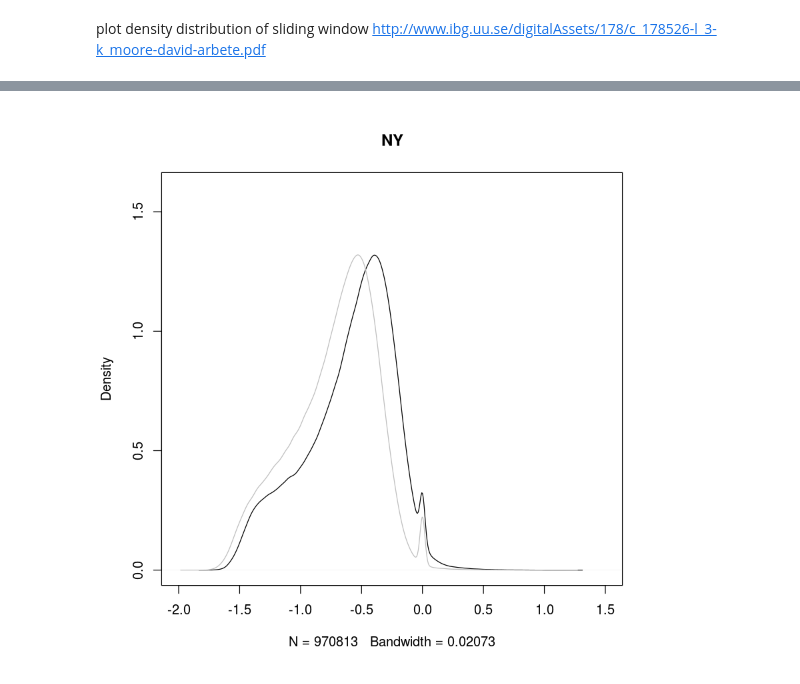
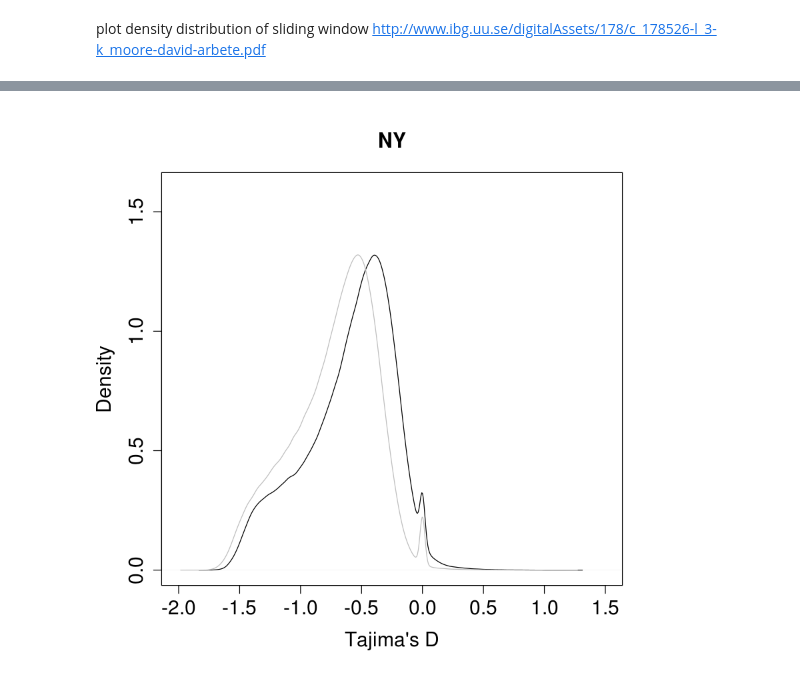
Before and after one commit to sagw/WNS_WGS, a Jupyter notebook: Angsd_all_thetas_graphs.ipynb, the cells around one changed output, grey strips where cells are left out. Drawn from its saved outputs; the diff is of its cells as text; code cells hidden in the pictures.

Commit message:
graphs for ESA

```diff
--- a/Angsd_all_thetas_graphs.ipynb
+++ b/Angsd_all_thetas_graphs.ipynb
@@ -44,7 +51,7 @@ colnames(NJU)=c("indexstartstop", "firstPos_withData", "WindowStartStop", "Scaff
 colnames(VTE)=c("indexstartstop", "firstPos_withData", "WindowStartStop", "Scaffold", "tW", "D")
 colnames(VTU)=c("indexstartstop", "firstPos_withData", "WindowStartStop", "Scaffold", "tW", "D")
 # %%
-plot(density(NYU$D), main="NY", xlim = c(-2,1.5), ylim=c(0,1.6))
+plot(density(NYU$D), main="NY", cex.main=1.5, xlab="Tajima's D", cex.lab=1.5, cex.axis=1.5, xlim = c(-2,1.5), ylim=c(0,1.6))
 lines(density(NYE$D), col="gray")
 # %% [output]
-[figure, old version]
+[figure, new version]
```
Also changed, not shown: parts of 12 cells of this notebook, 3 other files.
